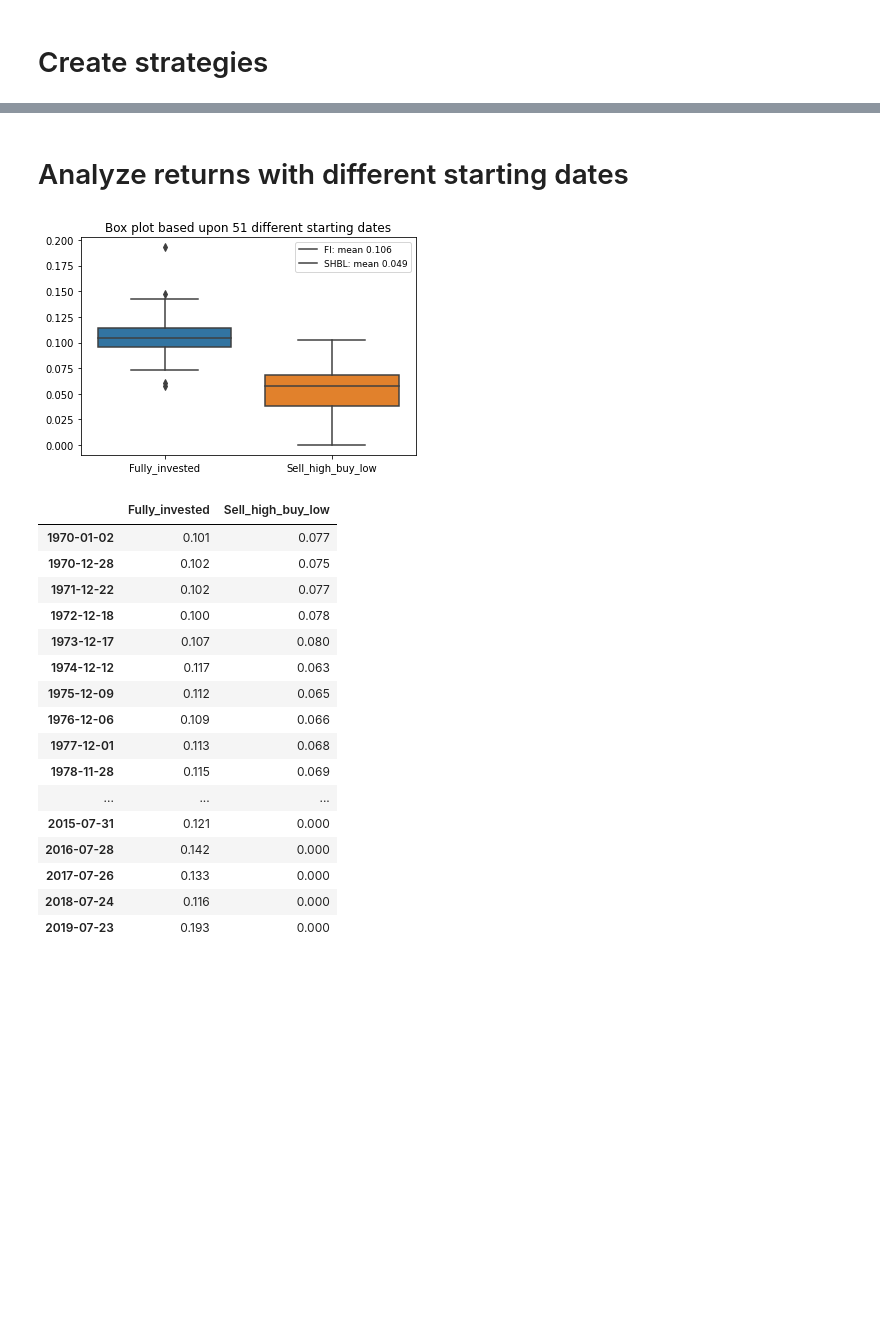
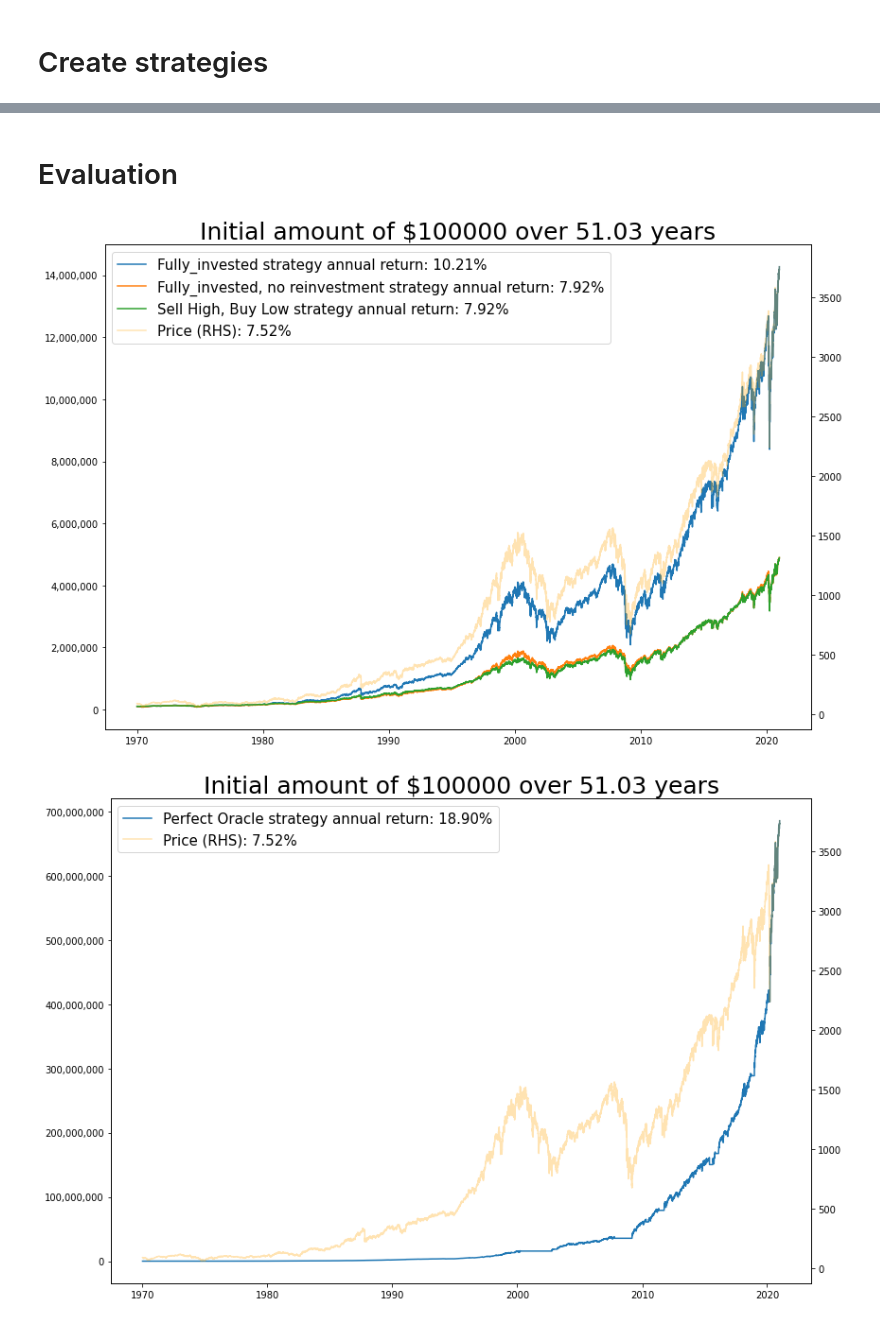
Before and after one commit to eelisgit/backtest, a Jupyter notebook: backtest_sp500.ipynb, the cells around one changed output, grey strips where cells are left out. Cells and saved outputs as stored; diff of their text form; code cells hidden in the pictures; blank space fills up the shorter version.

```diff
--- a/backtest_sp500.ipynb
+++ b/backtest_sp500.ipynb
@@ -101,27 +84,7 @@ make_plots(d)
-# %% [markdown]
-# Analyze returns with different starting dates
-# %%
-day_skip = 250
-return_series = calculate_returns(day_skip)
-# %% [output]
-[figure, removed]
-# %%
-return_series
-# %% [output]
-|  | Fully_invested | Sell_high_buy_low |
-| 1970-01-02 | 0.101 | 0.077 |
-| 1970-12-28 | 0.102 | 0.075 |
-| 1971-12-22 | 0.102 | 0.077 |
-| 1972-12-18 | 0.100 | 0.078 |
-| 1973-12-17 | 0.107 | 0.080 |
-| 1974-12-12 | 0.117 | 0.063 |
-| 1975-12-09 | 0.112 | 0.065 |
-| 1976-12-06 | 0.109 | 0.066 |
-| 1977-12-01 | 0.113 | 0.068 |
-| 1978-11-28 | 0.115 | 0.069 |
-| ... | ... | ... |
-| 2015-07-31 | 0.121 | 0.000 |
-| 2016-07-28 | 0.142 | 0.000 |
-| 2017-07-26 | 0.133 | 0.000 |
-| 2018-07-24 | 0.116 | 0.000 |
-| 2019-07-23 | 0.193 | 0.000 |
+# %% [markdown]
+# Evaluation
+# %%
+plot_all_strategies(strats)
+# %% [output]
+[figure, added]
+[figure, added]
```
Also changed, not shown: parts of 10 cells of this notebook, 4 other files.
